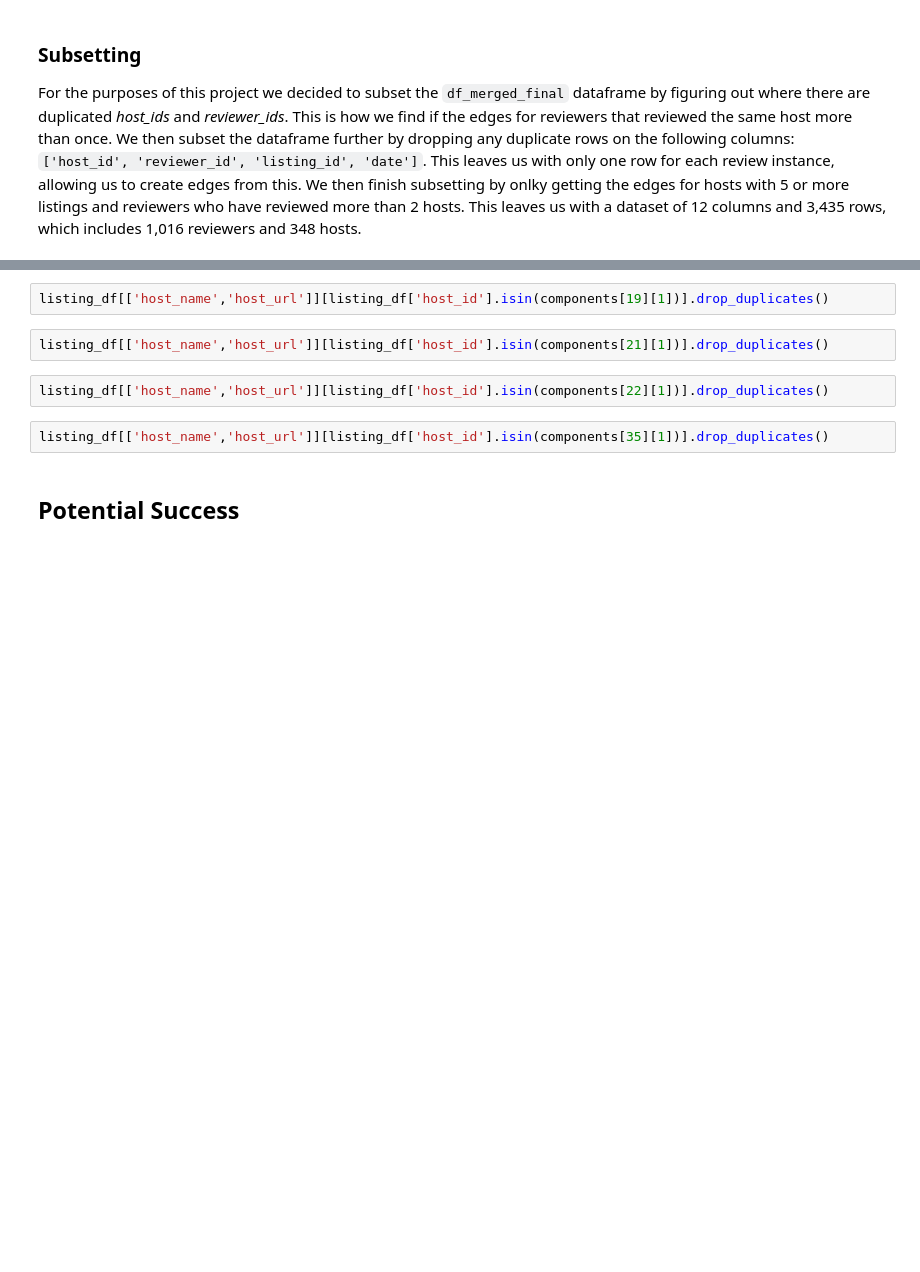
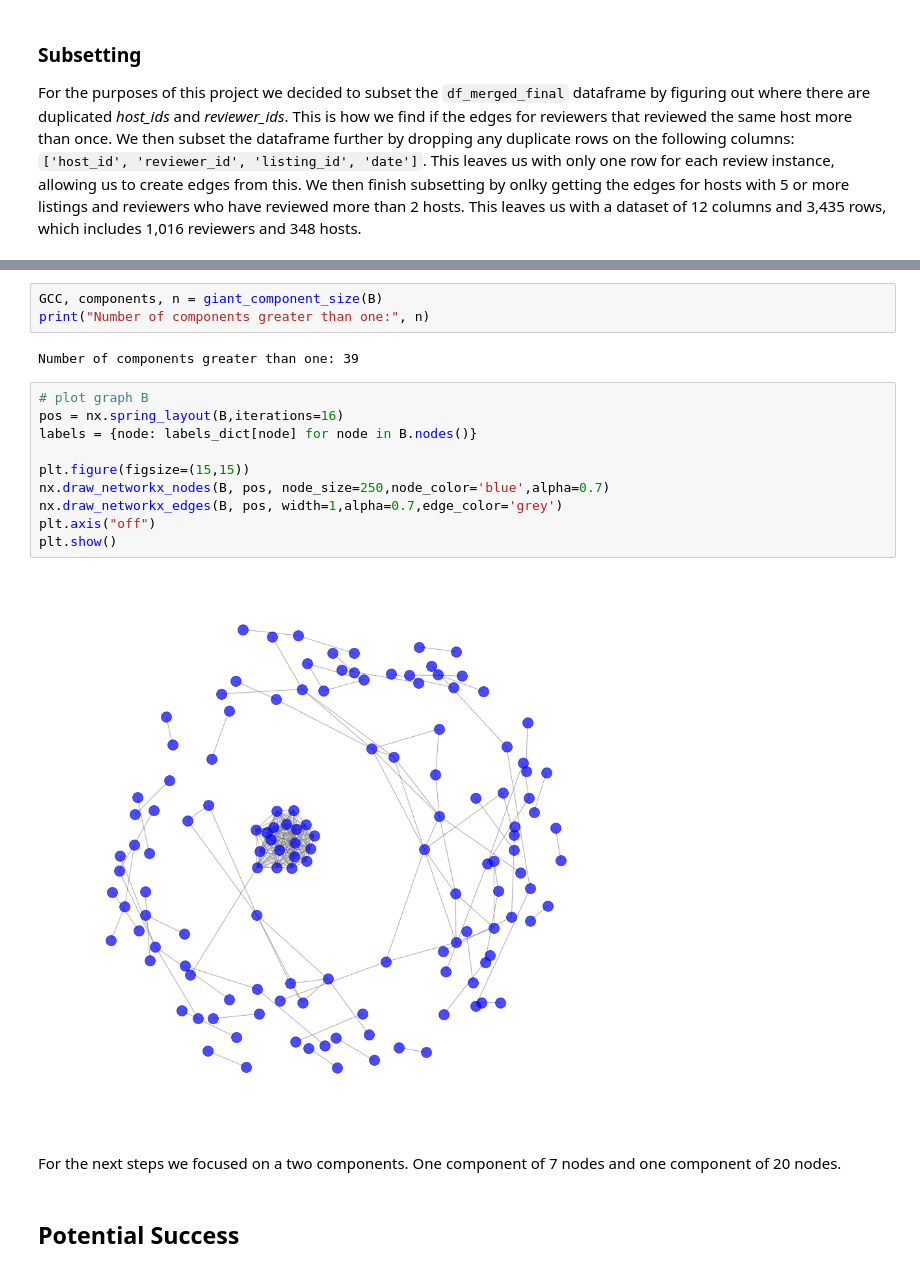
Before and after one commit to sbiguzzi/data620, a Jupyter notebook: Assignments/FinalProject/Data620_FinalProject.ipynb, the cells around one changed output, grey strips where cells are left out. Drawn from its saved outputs; the diff is of its cells as text; blank space fills up the shorter version.

```diff
--- a/Assignments/FinalProject/Data620_FinalProject.ipynb
+++ b/Assignments/FinalProject/Data620_FinalProject.ipynb
@@ -392,10 +393,21 @@ listing_df[['host_name','host_url']][listing_df['host_id'].isin(components[11][1
-# %%
-listing_df[['host_name','host_url']][listing_df['host_id'].isin(components[19][1])].drop_duplicates()
-# %%
-listing_df[['host_name','host_url']][listing_df['host_id'].isin(components[21][1])].drop_duplicates()
-# %%
-listing_df[['host_name','host_url']][listing_df['host_id'].isin(components[22][1])].drop_duplicates()
-# %%
-listing_df[['host_name','host_url']][listing_df['host_id'].isin(components[35][1])].drop_duplicates()
+# %%
+GCC, components, n = giant_component_size(B)
+print("Number of components greater than one:", n)
+# %% [output]
+Number of components greater than one: 39
+# %%
+# plot graph B
+pos = nx.spring_layout(B,iterations=16)
+labels = {node: labels_dict[node] for node in B.nodes()}
+
+plt.figure(figsize=(15,15))
+nx.draw_networkx_nodes(B, pos, node_size=250,node_color='blue',alpha=0.7)
+nx.draw_networkx_edges(B, pos, width=1,alpha=0.7,edge_color='grey')
+plt.axis("off")
+plt.show()
+# %% [output]
+[figure, added]
+# %% [markdown]
+For the next steps we focused on a two components. One component of 7 nodes and one component of 20 nodes.
 # %% [markdown]
 ## Potential Success
```
Also changed, not shown: parts of 51 cells of this notebook.
